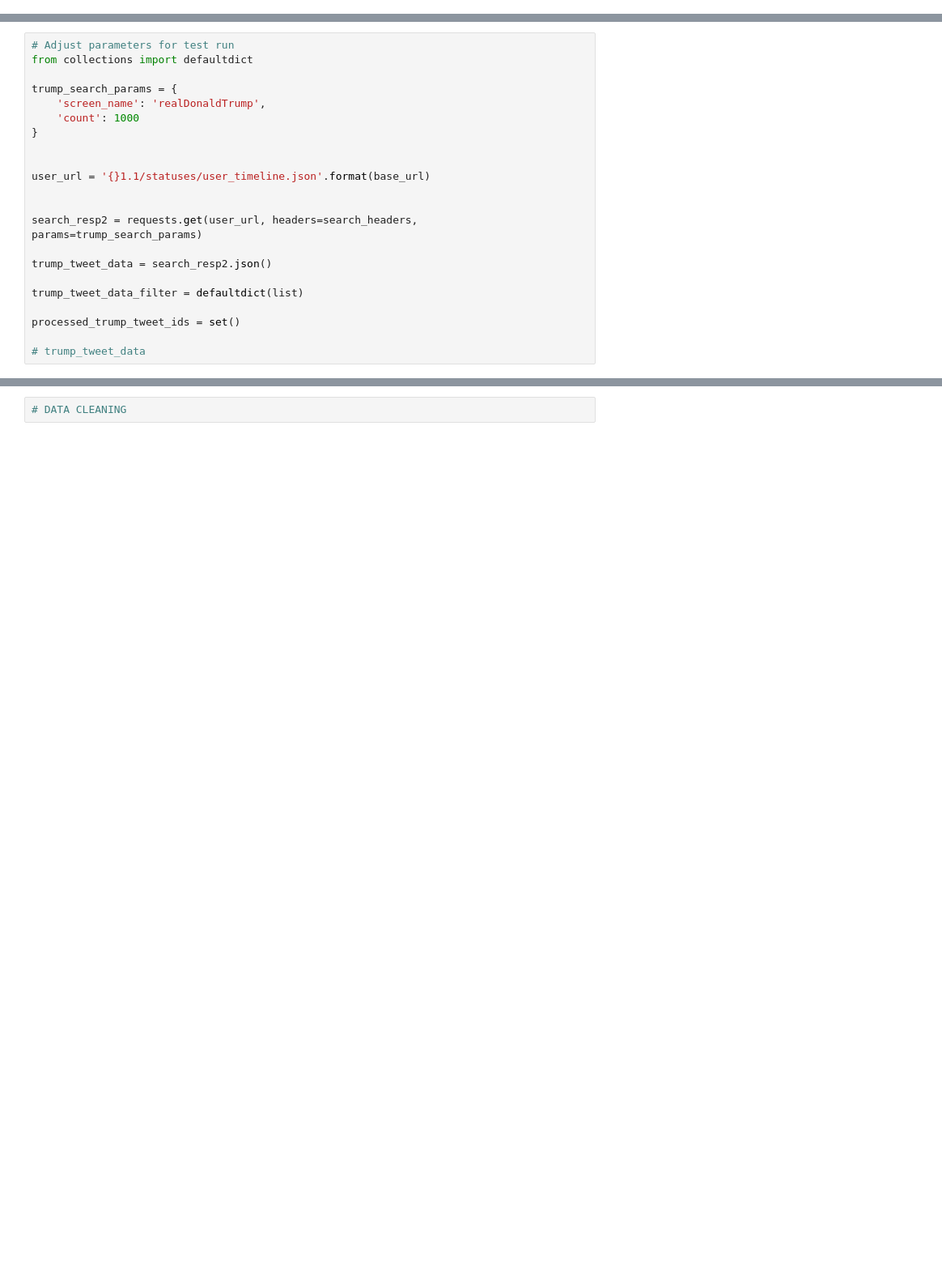
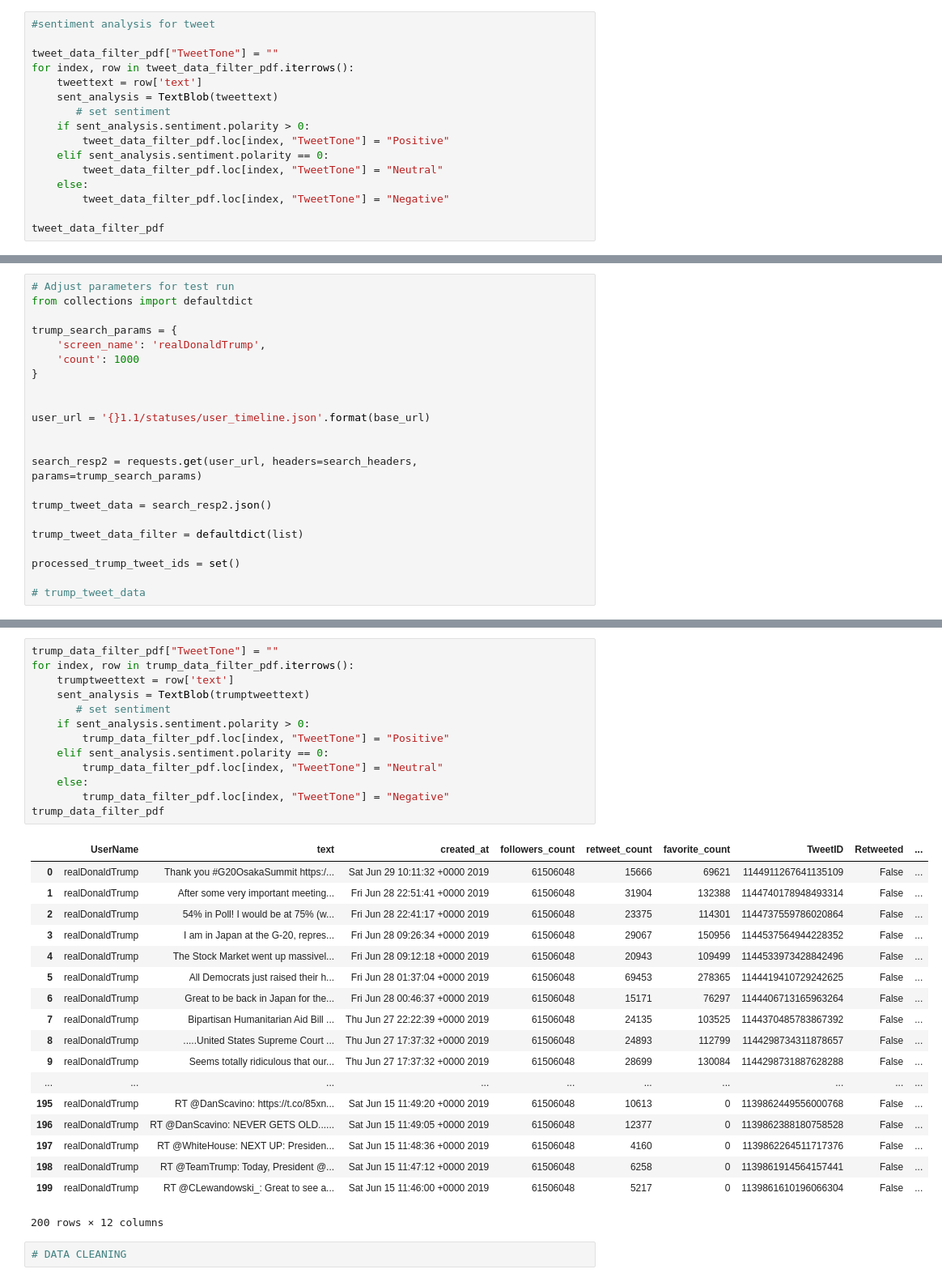
Before and after one commit to prathamantri/TwitterQueens, a Jupyter notebook: Starter_Notebook_New.ipynb, the cells around one changed output, grey strips where cells are left out. Shown at 81% size. Drawn from its saved outputs; the diff is of its cells as text; blank space fills up the shorter version.

```diff
--- a/Starter_Notebook_New.ipynb
+++ b/Starter_Notebook_New.ipynb
@@ -150,0 +145,16 @@ tweet_data_filter_pdf.to_csv("TweetFile1.csv", index=False, header=True)
+# %%
+#sentiment analysis for tweet
+
+tweet_data_filter_pdf["TweetTone"] = ""
+for index, row in tweet_data_filter_pdf.iterrows():
+    tweettext = row['text']
+    sent_analysis = TextBlob(tweettext)
+       # set sentiment
+    if sent_analysis.sentiment.polarity > 0:
+        tweet_data_filter_pdf.loc[index, "TweetTone"] = "Positive"
+    elif sent_analysis.sentiment.polarity == 0:
+        tweet_data_filter_pdf.loc[index, "TweetTone"] = "Neutral"
+    else:
+        tweet_data_filter_pdf.loc[index, "TweetTone"] = "Negative"
+
+tweet_data_filter_pdf
@@ -218,3 +306,35 @@ trump_data_filter_pdf.to_csv("TrumpFile1.csv", index=False, header=True)
+# %%
+trump_data_filter_pdf["TweetTone"] = ""
+for index, row in trump_data_filter_pdf.iterrows():
+    trumptweettext = row['text']
+    sent_analysis = TextBlob(trumptweettext)
+       # set sentiment
+    if sent_analysis.sentiment.polarity > 0:
+        trump_data_filter_pdf.loc[index, "TweetTone"] = "Positive"
+    elif sent_analysis.sentiment.polarity == 0:
+        trump_data_filter_pdf.loc[index, "TweetTone"] = "Neutral"
+    else:
+        trump_data_filter_pdf.loc[index, "TweetTone"] = "Negative"
+trump_data_filter_pdf
+# %% [output]
+|  | UserName | text | created_at | followers_count | retweet_count | favorite_count | TweetID | Retweeted | ... |
+| 0 | realDonaldTrump | Thank you #G20OsakaSummit https:/... | Sat Jun 29 10:11:32 +0000 2019 | 61506048 | 15666 | 69621 | 1144911267641135109 | False | ... |
+| 1 | realDonaldTrump | After some very important meeting... | Fri Jun 28 22:51:41 +0000 2019 | 61506048 | 31904 | 132388 | 1144740178948493314 | False | ... |
+| 2 | realDonaldTrump | 54% in Poll! I would be at 75% (w... | Fri Jun 28 22:41:17 +0000 2019 | 61506048 | 23375 | 114301 | 1144737559786020864 | False | ... |
+| 3 | realDonaldTrump | I am in Japan at the G-20, repres... | Fri Jun 28 09:26:34 +0000 2019 | 61506048 | 29067 | 150956 | 1144537564944228352 | False | ... |
+| 4 | realDonaldTrump | The Stock Market went up massivel... | Fri Jun 28 09:12:18 +0000 2019 | 61506048 | 20943 | 109499 | 1144533973428842496 | False | ... |
+| 5 | realDonaldTrump | All Democrats just raised their h... | Fri Jun 28 01:37:04 +0000 2019 | 61506048 | 69453 | 278365 | 1144419410729242625 | False | ... |
+| 6 | realDonaldTrump | Great to be back in Japan for the... | Fri Jun 28 00:46:37 +0000 2019 | 61506048 | 15171 | 76297 | 1144406713165963264 | False | ... |
+| 7 | realDonaldTrump | Bipartisan Humanitarian Aid Bill ... | Thu Jun 27 22:22:39 +0000 2019 | 61506048 | 24135 | 103525 | 1144370485783867392 | False | ... |
+| 8 | realDonaldTrump | .....United States Supreme Court ... | Thu Jun 27 17:37:32 +0000 2019 | 61506048 | 24893 | 112799 | 1144298734311878657 | False | ... |
+| 9 | realDonaldTrump | Seems totally ridiculous that our... | Thu Jun 27 17:37:32 +0000 2019 | 61506048 | 28699 | 130084 | 1144298731887628288 | False | ... |
+| ... | ... | ... | ... | ... | ... | ... | ... | ... | ... |
+| 195 | realDonaldTrump | RT @DanScavino: https://t.co/85xn... | Sat Jun 15 11:49:20 +0000 2019 | 61506048 | 10613 | 0 | 1139862449556000768 | False | ... |
+| 196 | realDonaldTrump | RT @DanScavino: NEVER GETS OLD...... | Sat Jun 15 11:49:05 +0000 2019 | 61506048 | 12377 | 0 | 1139862388180758528 | False | ... |
+| 197 | realDonaldTrump | RT @WhiteHouse: NEXT UP: Presiden... | Sat Jun 15 11:48:36 +0000 2019 | 61506048 | 4160 | 0 | 1139862264511717376 | False | ... |
+| 198 | realDonaldTrump | RT @TeamTrump: Today, President @... | Sat Jun 15 11:47:12 +0000 2019 | 61506048 | 6258 | 0 | 1139861914564157441 | False | ... |
+| 199 | realDonaldTrump | RT @CLewandowski_: Great to see a... | Sat Jun 15 11:46:00 +0000 2019 | 61506048 | 5217 | 0 | 1139861610196066304 | False | ... |
+200 rows × 12 columns
 # %%
 # DATA CLEANING
 # %%
```
Also changed, not shown: parts of 14 cells of this notebook.
